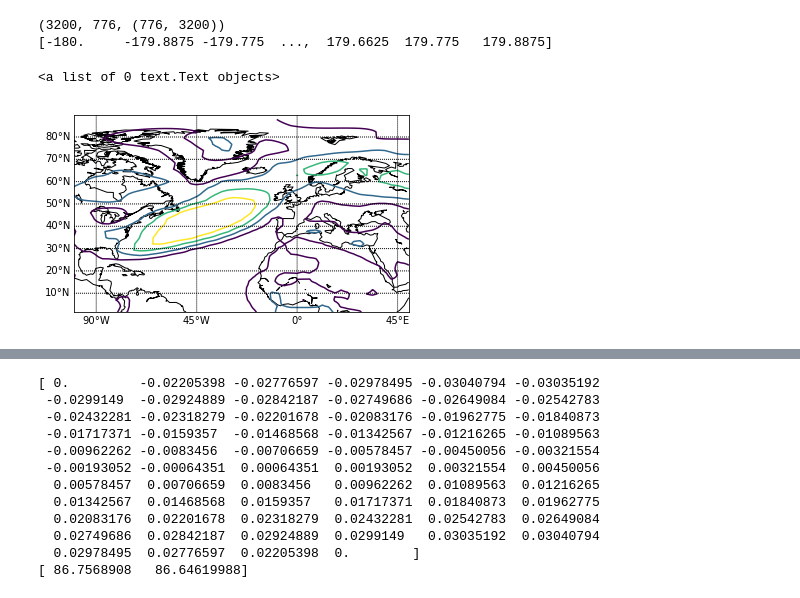
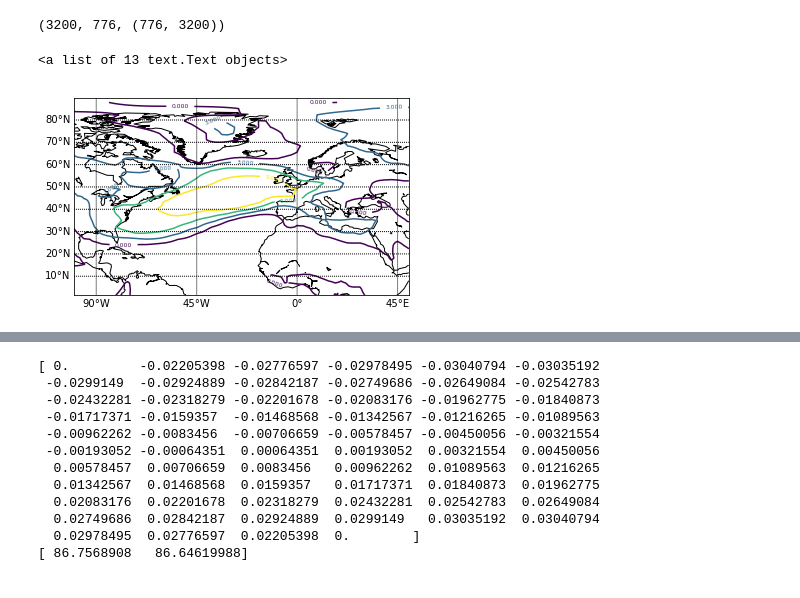
Before and after one commit to IaBrilliant/Atmopsheric-Physics-Research, a Jupyter notebook: main_project.ipynb, the cells around one changed output, grey strips where cells are left out. Drawn from its saved outputs; the diff is of its cells as text; code cells hidden in the pictures.

```diff
--- a/main_project.ipynb
+++ b/main_project.ipynb
@@ -36,4 +36,12 @@ latss = np.empty([31*25])
 for i in range(0, 31):
     latss[(i*25):(i+1)*25] = np.linspace(ds_ws.lat[i], ds_ws.lat[i+1], 26)[0:-1]
 latss = np.append(latss, ds_ws.lat[31])
+
+#latss 65.68921234 - iceland
+#lonss 341.8875 - iceland
+#latss 37.78471054 - azores
+#lonss 334.35 - azores
+latss = np.round(latss, 8)
+print(np.where(latss == 65.68921234), np.where(lonss == 341.8875), 'Iceland')
+print(np.where(latss == 37.78471054), np.where(lonss == 334.35), 'Azores')
 # %% [output]
@@ -49,32 +51,35 @@ Data variables:
 # %%
 import os
 os.environ["PROJ_LIB"] = "/rds/general/user/ib719/home/anaconda3/envs/test1/share/proj"
 from mpl_toolkits.basemap import Basemap
 ds_ua850 = xr.open_dataset("/rds/general/user/ib719/home/UROP_2021/ws_interpolated.nc")
 
 map = Basemap(projection='cyl',llcrnrlon=-100.,llcrnrlat=1.39,urcrnrlon=50.0,urcrnrlat=90.,resolution='c')
 #map = Basemap(projection='cyl',llcrnrlon=-180.,llcrnrlat=1.39,urcrnrlon=180.0,urcrnrlat=90.,resolution='c')
 # projection, lat/lon extents and resolution of polygons to draw
 # resolutions: c - crude, l - low, i - intermediate, h - high, f - full
 map.drawcoastlines()
 map.drawparallels(np.arange(10, 81, 10), labels = [1,0,0,0])
 map.drawmeridians(np.arange(-90, 46, 45), labels = [0,0,0,1])
-ua = np.array(ds_ua850.value[111])
+ua = np.array(ds_ua850.value[2])
 #ua = np.transpose(np.array(ua))
 clevs = np.arange(0, 10, 3)
 print(len(lonss), len(latss), ua.shape)
+
 x, y = np.meshgrid(lonss, latss)
 #cs = map.contour(x, y, np.roll(ua[:, :], shift = -1600, axis = 1), clevs, colour = 'b')
 cs = map.contour(x, y, ua[:, :], clevs, colour = 'b', latlon = 1)
-print(lonss-180)
+#print(lonss-180)
 
-arr = np.random.random((7,4))
-clevs2 = np.array([0.1, 0.3, 0.5])
-x, y = np.meshgrid(np.array([300.0, 301.0, 302.0, 303.0]), np.array([10.0, 11.0, 12.0, 13.0, 14.0, 15.0, 16.0]))
-cs = map.contour(x-180, y, arr[:, :], clevs2, colour = 'b', latlon = 1)
+#x, y = np.meshgrid(ds_ws.lon[:], ds_ws.lat[:])
+#cs = map.contour(x, y, ds_ws.ua[0, 0, :, :], clevs, colour = 'b', latlon = 1)
+
+#arr = np.random.random((7,4))
+#clevs2 = np.array([0.1, 0.3, 0.5])
+#x, y = np.meshgrid(np.array([300.0, 301.0, 302.0, 303.0]), np.array([10.0, 11.0, 12.0, 13.0, 14.0, 15.0, 16.0]))
+#cs = map.contour(x-180, y, arr[:, :], clevs2, colour = 'b', latlon = 1)
 plt.clabel(cs, fontsize=6, inline=2)
 # %% [output]
 (3200, 776, (776, 3200))
-[-180.     -179.8875 -179.775  ...,  179.6625  179.775   179.8875]
-<a list of 0 text.Text objects>
+<a list of 13 text.Text objects>
-[figure, old version]
+[figure, new version]
```
Also changed, not shown: parts of 12 cells of this notebook.
